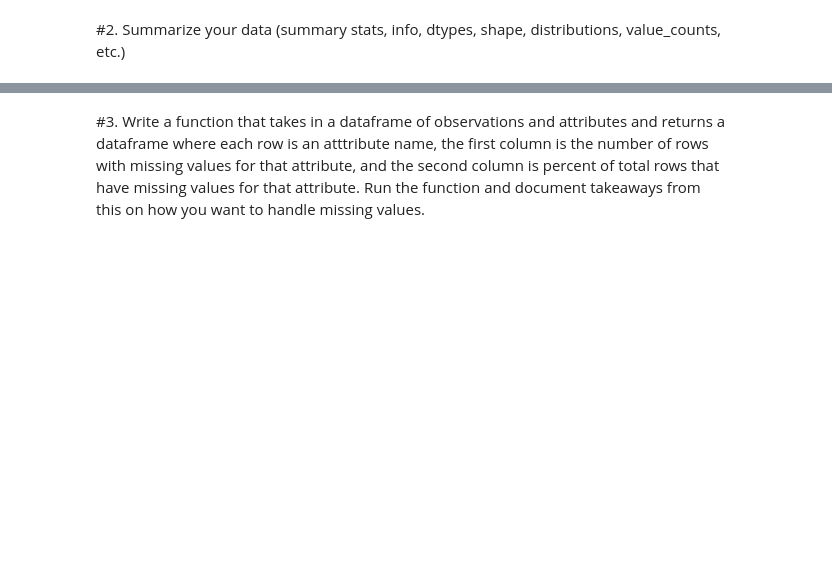
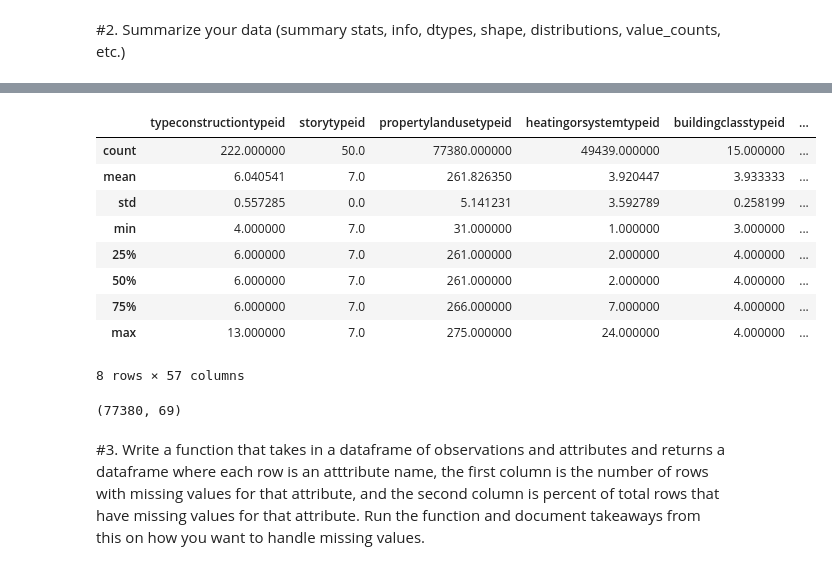
Before and after one commit to Ken-Alviola/clustering-exercises, a Jupyter notebook: zillow.ipynb, the cells around one changed output, grey strips where cells are left out. Cells and saved outputs as stored; diff of their text form; code cells hidden in the pictures; blank space fills up the shorter version.

```diff
--- a/zillow.ipynb
+++ b/zillow.ipynb
@@ -29,3 +31,5 @@ acquire & summarize
 - Only include properties with a transaction in 2017, and include only the last transaction for each property (so no duplicate property ID's), along with zestimate error and date of transaction.
 
 - Only include properties that include a latitude and longitude value.
+# %%
+zillow = get_zillow_data()
@@ -32,2 +145,4 @@ acquire & summarize
+# %%
+zillow = zillow.drop(columns=['parcelid2','parcelid3','id2'])
 # %% [markdown]
 #2. Summarize your data (summary stats, info, dtypes, shape, distributions, value_counts, etc.)
@@ -34,3 +169,20 @@ acquire & summarize
+# %%
+zillow.describe()
+# %% [output]
+|  | typeconstructiontypeid | storytypeid | propertylandusetypeid | heatingorsystemtypeid | buildingclasstypeid | ... |
+| count | 222.000000 | 50.0 | 77380.000000 | 49439.000000 | 15.000000 | ... |
+| mean | 6.040541 | 7.0 | 261.826350 | 3.920447 | 3.933333 | ... |
+| std | 0.557285 | 0.0 | 5.141231 | 3.592789 | 0.258199 | ... |
+| min | 4.000000 | 7.0 | 31.000000 | 1.000000 | 3.000000 | ... |
+| 25% | 6.000000 | 7.0 | 261.000000 | 2.000000 | 4.000000 | ... |
+| 50% | 6.000000 | 7.0 | 261.000000 | 2.000000 | 4.000000 | ... |
+| 75% | 6.000000 | 7.0 | 266.000000 | 7.000000 | 4.000000 | ... |
+| max | 13.000000 | 7.0 | 275.000000 | 24.000000 | 4.000000 | ... |
+8 rows × 57 columns
+# %%
+zillow.shape
+# %% [output]
+(77380, 69)
 # %% [markdown]
 #3. Write a function that takes in a dataframe of observations and attributes and returns a dataframe where each row is an atttribute name, the first column is the number of rows with missing values for that attribute, and the second column is percent of total rows that have missing values for that attribute. Run the function and document takeaways from this on how you want to handle missing values.
 # %% [markdown]
```
Also changed, not shown: parts of 10 cells of this notebook, 2 other files.
